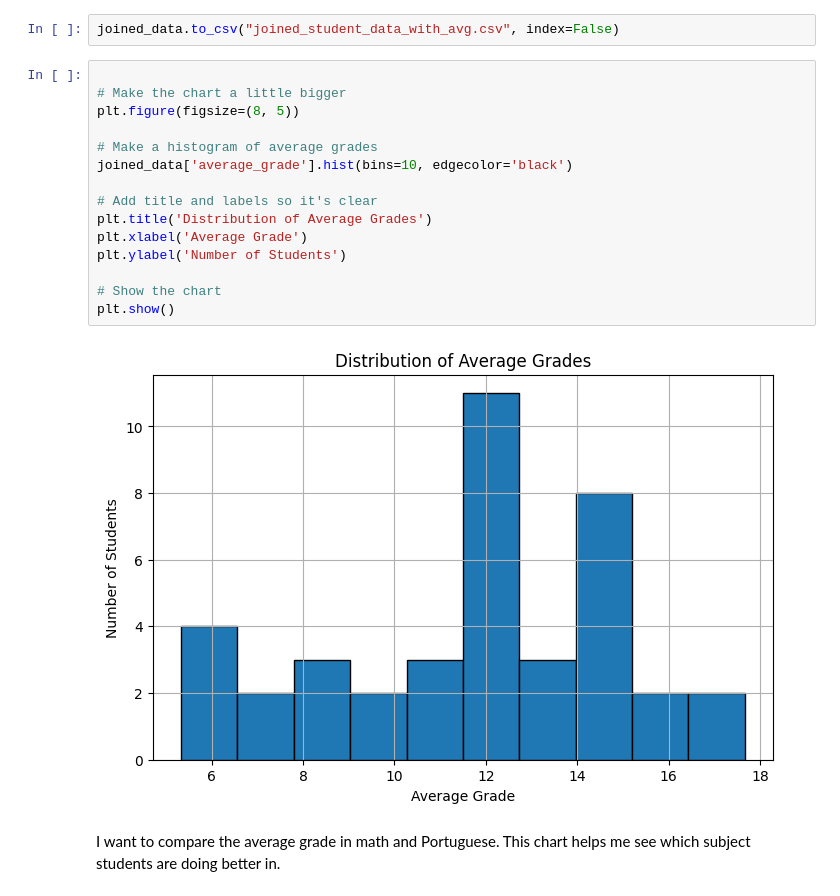
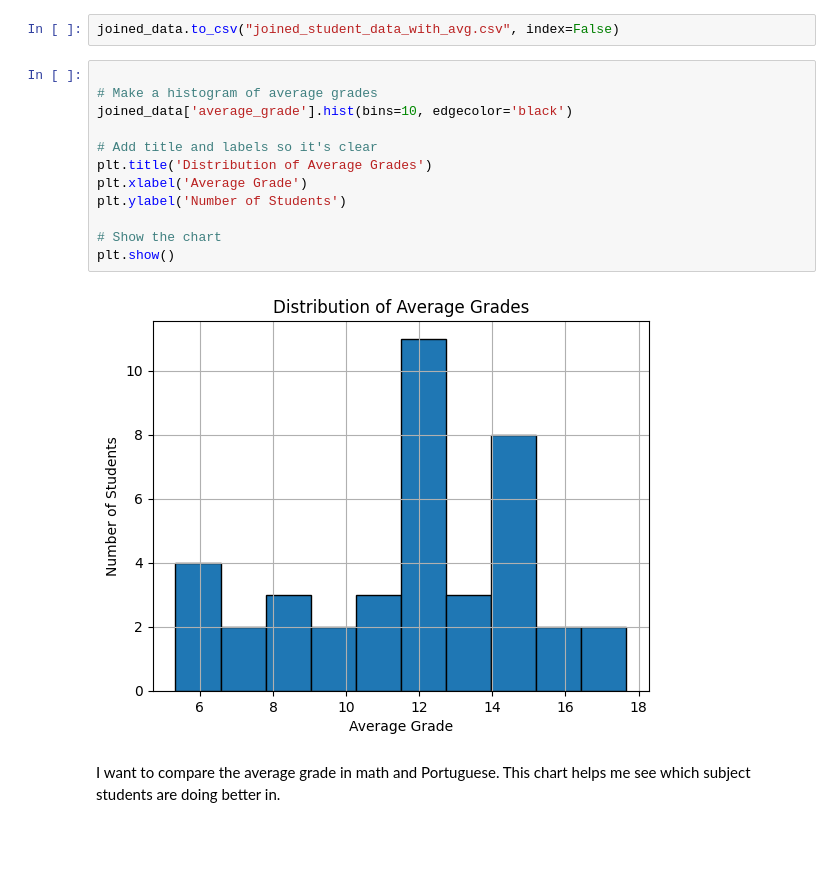
Before and after one commit to elaktif/elaktif-student-performance-analysis-Capstone, a Jupyter notebook: student_performance_analysis Capstone.ipynb.ipynb, the cells around one changed output. Cells and saved outputs as stored; diff of their text form; blank space fills up the shorter version.

```diff
--- a/student_performance_analysis Capstone.ipynb.ipynb
+++ b/student_performance_analysis Capstone.ipynb.ipynb
@@ -221,22 +223,19 @@ True
 # %%
 joined_data.to_csv("joined_student_data_with_avg.csv", index=False)
 # %%
-
-# Make the chart a little bigger
-plt.figure(figsize=(8, 5))
 
 # Make a histogram of average grades
 joined_data['average_grade'].hist(bins=10, edgecolor='black')
 
 # Add title and labels so it's clear
 plt.title('Distribution of Average Grades')
 plt.xlabel('Average Grade')
 plt.ylabel('Number of Students')
 
 # Show the chart
 plt.show()
 # %% [output]
-[figure, old version]
+[figure, new version]
 # %% [markdown]
 I want to compare the average grade in math and Portuguese. This chart helps me see which subject students are doing better in.
 # %%
```
Also changed, not shown: parts of 3 cells of this notebook.
